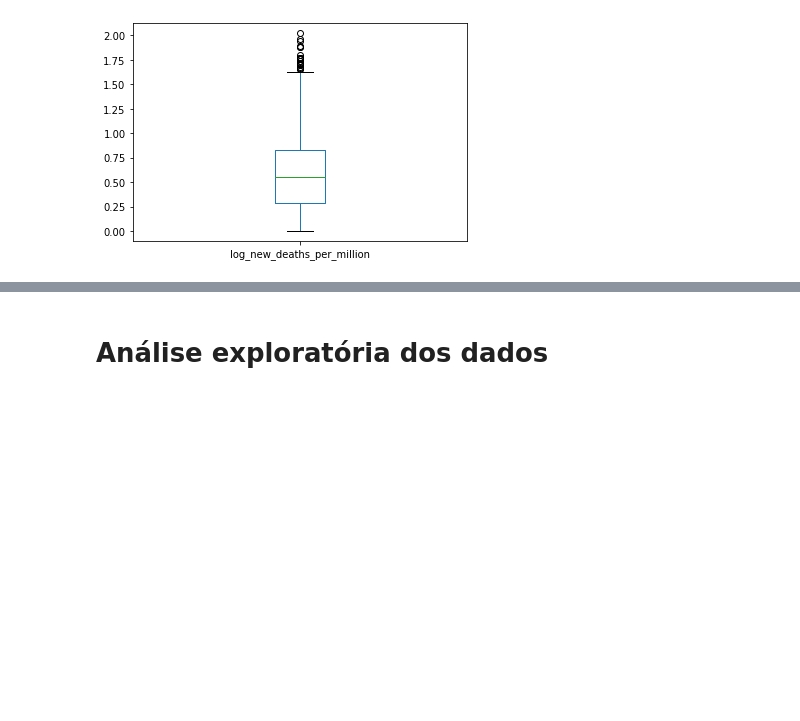
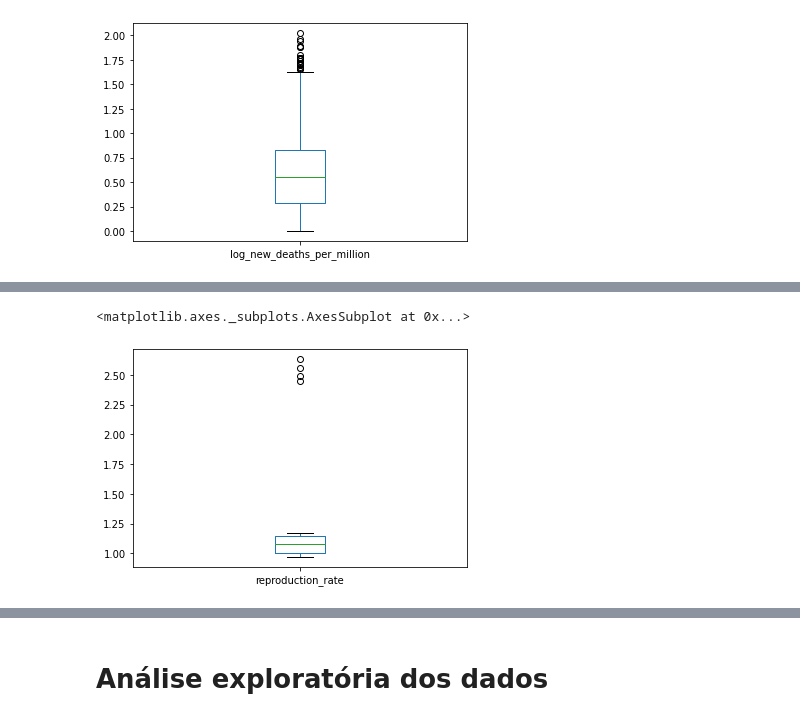
Before and after one commit to lluk4z/IF697-CienciaDeDados, a Jupyter notebook: Projeto01.ipynb, the cells around one changed output, grey strips where cells are left out. Saved outputs shown, nothing was run; the diff lists cells and outputs as text; code cells hidden in the pictures; blank space fills up the shorter version.

```diff
--- a/Projeto01.ipynb
+++ b/Projeto01.ipynb
@@ -394,0 +400,4 @@ See the caveats in the documentation: https://pandas.pydata.org/pandas-docs/stab
+# %%
+strin_brasil_Lo = df.loc[(df['stringency_category'] == 'Baixa_estringencia') | (df['stringency_category'] == 'Nenhum_estringencia')]
+
+strin_brasil_Lo = strin_brasil_Lo[strin_brasil_Lo.location=="Brazil"]
@@ -394,0 +428,5 @@ See the caveats in the documentation: https://pandas.pydata.org/pandas-docs/stab
+# %%
+strin_brasil_Lo['reproduction_rate'].plot(kind='box')
+# %% [output]
+<matplotlib.axes._subplots.AxesSubplot at 0x...>
+[figure, added]
```
Also changed, not shown: parts of 11 cells of this notebook.
